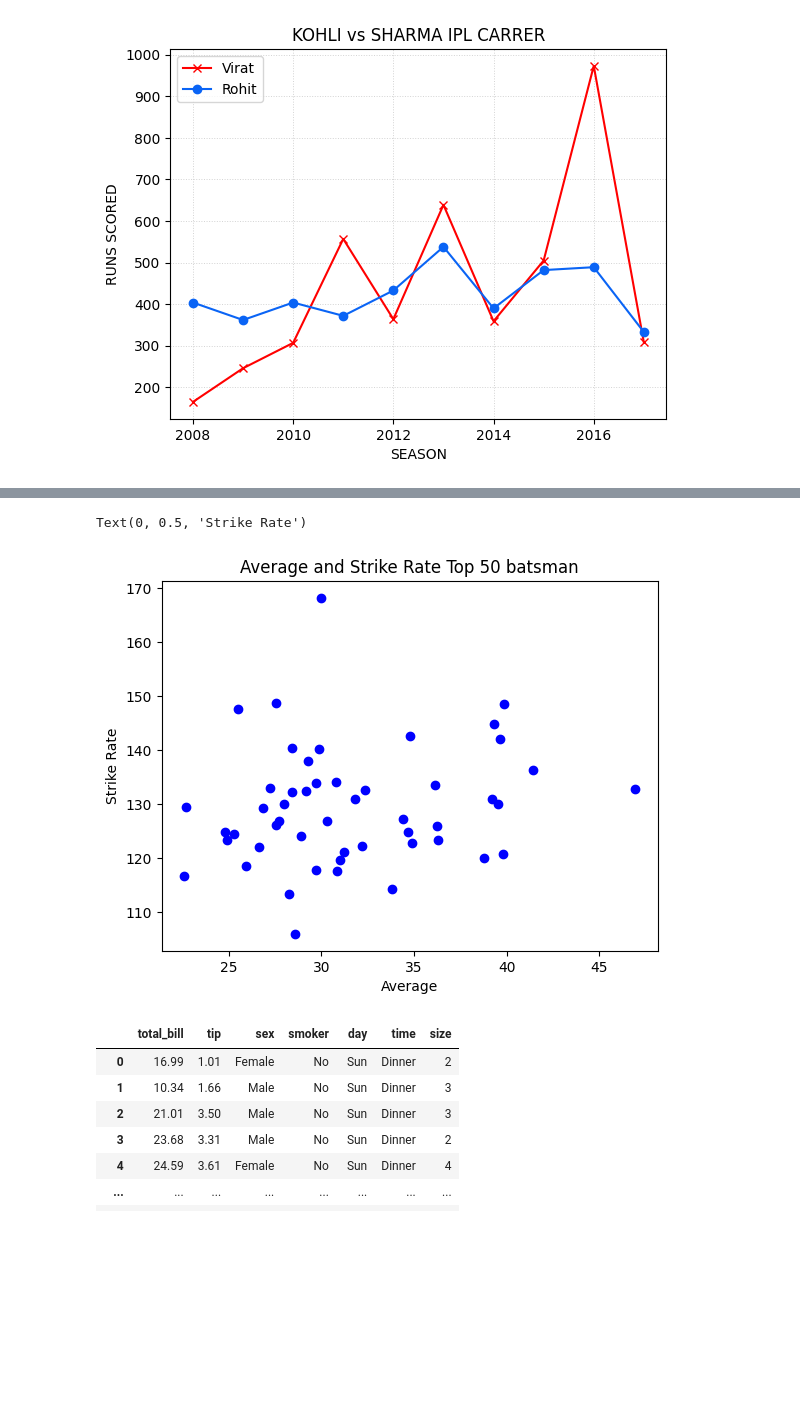
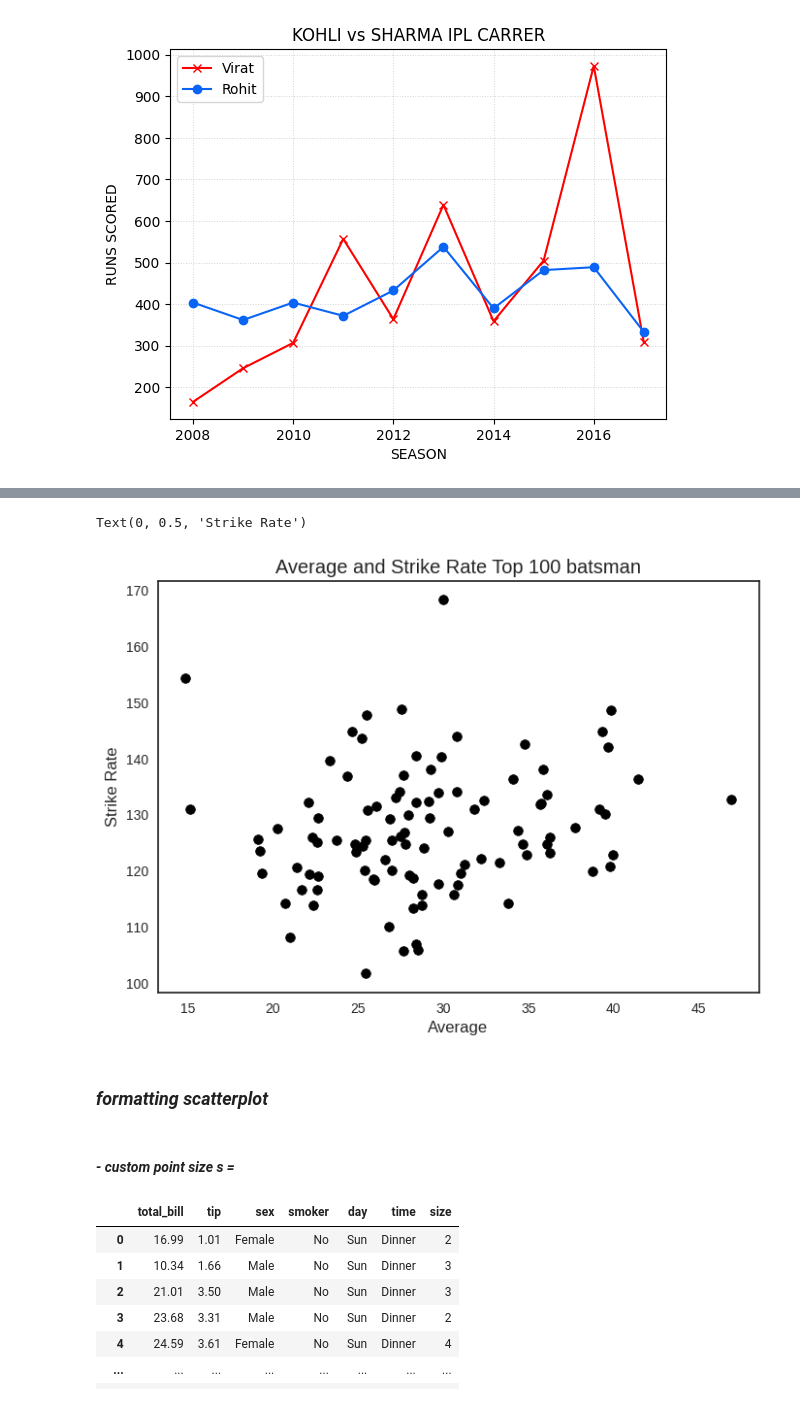
Before and after one commit to Kunalwagh107/n-python-numpy-pandas, a Jupyter notebook: Matplotlib_and_Seaborn.ipynb, the cells around one changed output, grey strips where cells are left out. Drawn from its saved outputs; the diff is of its cells as text; code cells hidden in the pictures; blank space fills up the shorter version.

```diff
--- a/Matplotlib_and_Seaborn.ipynb
+++ b/Matplotlib_and_Seaborn.ipynb
@@ -189,16 +210,19 @@ plt.scatter(x,y)
 # %%
 df = pd.read_csv('/content/drive/MyDrive/4. Data Files/Matplotlib/batter.csv')
+df = df.head(100).copy()
-# %%
-df = df.head(50).copy()
 # %%
-plt.scatter(df['avg'],df['strike_rate'],color='blue')
+plt.scatter(df['avg'],df['strike_rate'],color='black')
 # -> can apply other function as well! marker,grid
-plt.title('Average and Strike Rate Top 50 batsman')
+plt.title('Average and Strike Rate Top 100 batsman')
 plt.xlabel('Average')
 plt.ylabel('Strike Rate')
 # %% [output]
 Text(0, 0.5, 'Strike Rate')
-[figure, old version]
+[figure, new version]
+# %% [markdown]
+### *formatting scatterplot*
+# %% [markdown]
+#### *- custom point size s =*
 # %%
 tips = sns.load_dataset('tips')
 tips
```
Also changed, not shown: parts of 85 cells of this notebook.
